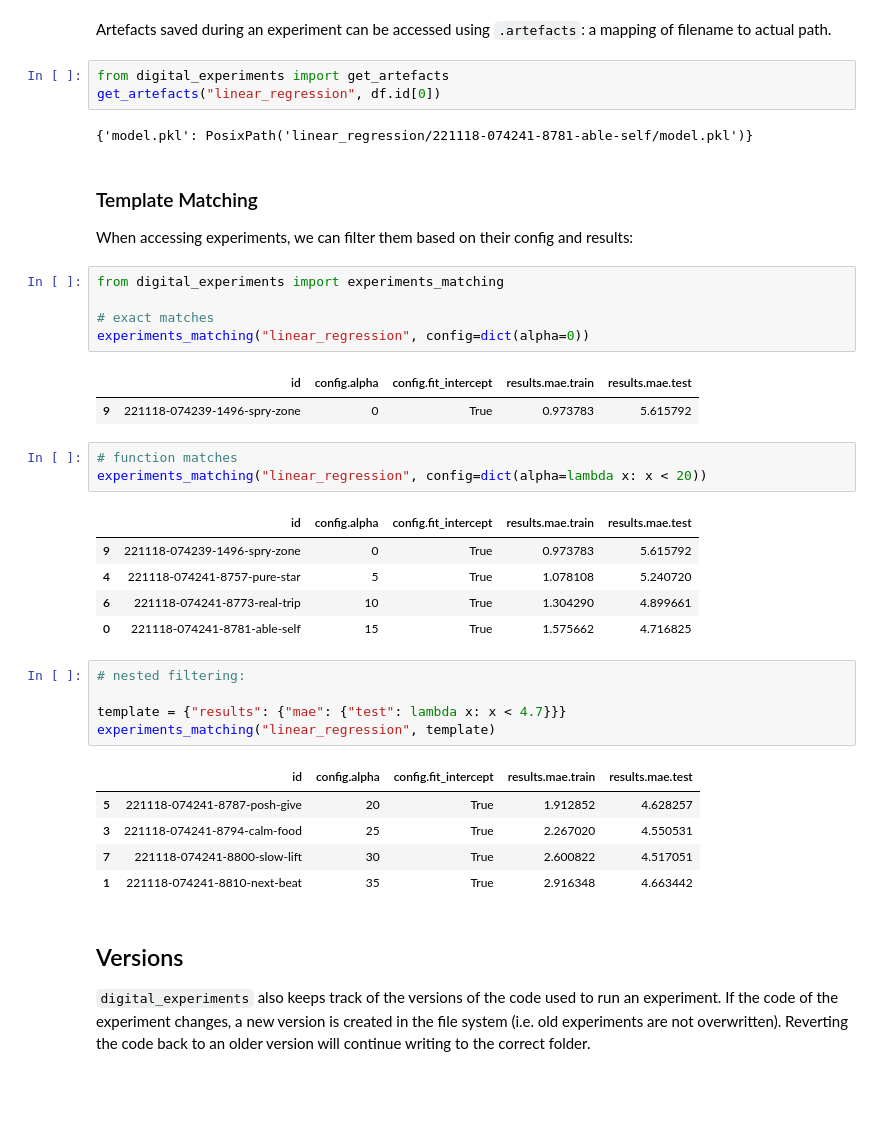
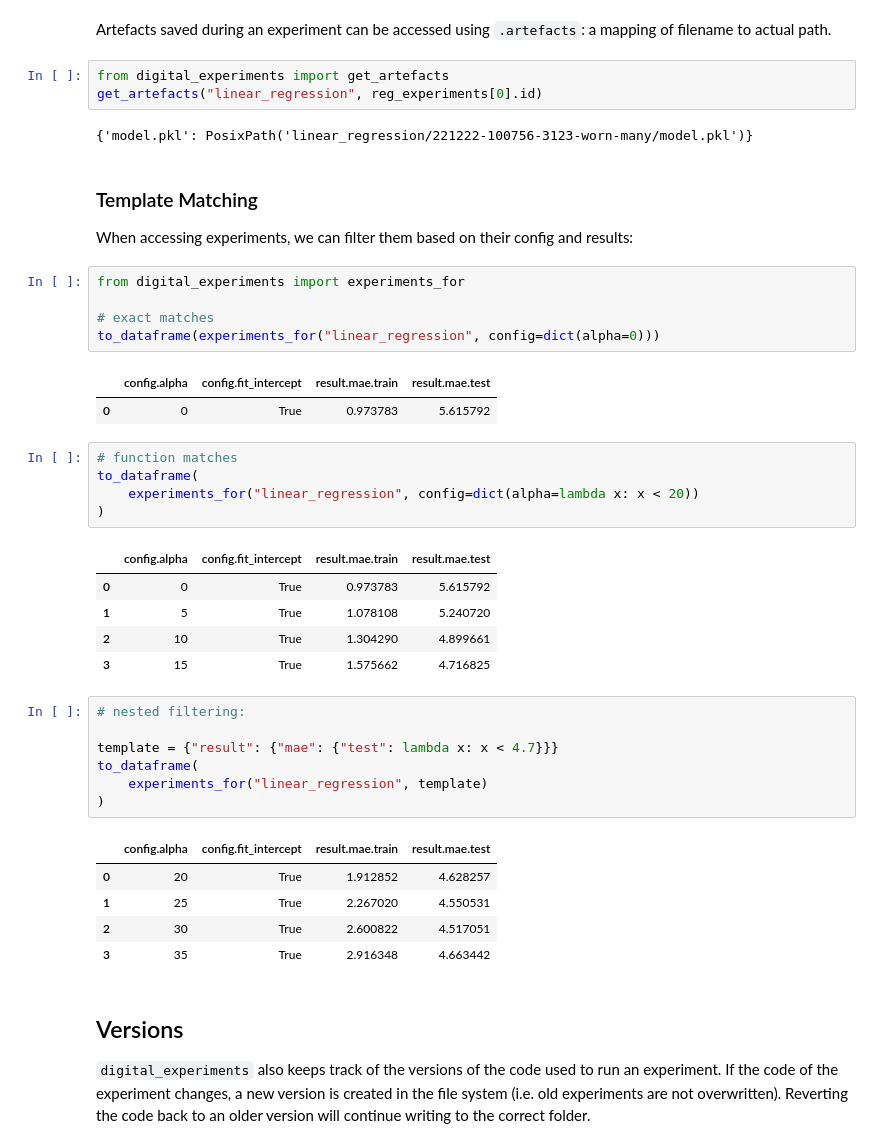
Before and after one commit to jla-gardner/digital-experiments, a Jupyter notebook: examples/digital_experiments.ipynb, the cells around one changed output. Drawn from its saved outputs; the diff is of its cells as text; blank space fills up the shorter version.

```diff
--- a/examples/digital_experiments.ipynb
+++ b/examples/digital_experiments.ipynb
@@ -183,41 +194,45 @@ plt.yticks(color="r");
 Artefacts saved during an experiment can be accessed using `.artefacts`: a mapping of filename to actual path.
 # %%
 from digital_experiments import get_artefacts
-get_artefacts("linear_regression", df.id[0])
+get_artefacts("linear_regression", reg_experiments[0].id)
 # %% [output]
-{'model.pkl': PosixPath('linear_regression/221118-074241-8781-able-self/model.pkl')}
+{'model.pkl': PosixPath('linear_regression/221222-100756-3123-worn-many/model.pkl')}
 # %% [markdown]
 ### Template Matching
 
 When accessing experiments, we can filter them based on their config and results:
 # %%
-from digital_experiments import experiments_matching
+from digital_experiments import experiments_for
 
 # exact matches
-experiments_matching("linear_regression", config=dict(alpha=0))
+to_dataframe(experiments_for("linear_regression", config=dict(alpha=0)))
 # %% [output]
-|  | id | config.alpha | config.fit_intercept | results.mae.train | results.mae.test |
-| 9 | 221118-074239-1496-spry-zone | 0 | True | 0.973783 | 5.615792 |
+|  | config.alpha | config.fit_intercept | result.mae.train | result.mae.test |
+| 0 | 0 | True | 0.973783 | 5.615792 |
 # %%
 # function matches
-experiments_matching("linear_regression", config=dict(alpha=lambda x: x < 20))
+to_dataframe(
+    experiments_for("linear_regression", config=dict(alpha=lambda x: x < 20))
+)
 # %% [output]
-|  | id | config.alpha | config.fit_intercept | results.mae.train | results.mae.test |
-| 9 | 221118-074239-1496-spry-zone | 0 | True | 0.973783 | 5.615792 |
-| 4 | 221118-074241-8757-pure-star | 5 | True | 1.078108 | 5.240720 |
-| 6 | 221118-074241-8773-real-trip | 10 | True | 1.304290 | 4.899661 |
-| 0 | 221118-074241-8781-able-self | 15 | True | 1.575662 | 4.716825 |
+|  | config.alpha | config.fit_intercept | result.mae.train | result.mae.test |
+| 0 | 0 | True | 0.973783 | 5.615792 |
+| 1 | 5 | True | 1.078108 | 5.240720 |
+| 2 | 10 | True | 1.304290 | 4.899661 |
+| 3 | 15 | True | 1.575662 | 4.716825 |
 # %%
 # nested filtering:
 
-template = {"results": {"mae": {"test": lambda x: x < 4.7}}}
-experiments_matching("linear_regression", template)
+template = {"result": {"mae": {"test": lambda x: x < 4.7}}}
+to_dataframe(
+    experiments_for("linear_regression", template)
+)
 # %% [output]
-|  | id | config.alpha | config.fit_intercept | results.mae.train | results.mae.test |
-| 5 | 221118-074241-8787-posh-give | 20 | True | 1.912852 | 4.628257 |
-| 3 | 221118-074241-8794-calm-food | 25 | True | 2.267020 | 4.550531 |
-| 7 | 221118-074241-8800-slow-lift | 30 | True | 2.600822 | 4.517051 |
-| 1 | 221118-074241-8810-next-beat | 35 | True | 2.916348 | 4.663442 |
+|  | config.alpha | config.fit_intercept | result.mae.train | result.mae.test |
+| 0 | 20 | True | 1.912852 | 4.628257 |
+| 1 | 25 | True | 2.267020 | 4.550531 |
+| 2 | 30 | True | 2.600822 | 4.517051 |
+| 3 | 35 | True | 2.916348 | 4.663442 |
 # %% [markdown]
 ## Versions
 
```
Also changed, not shown: parts of 12 cells of this notebook, 10 other files.
